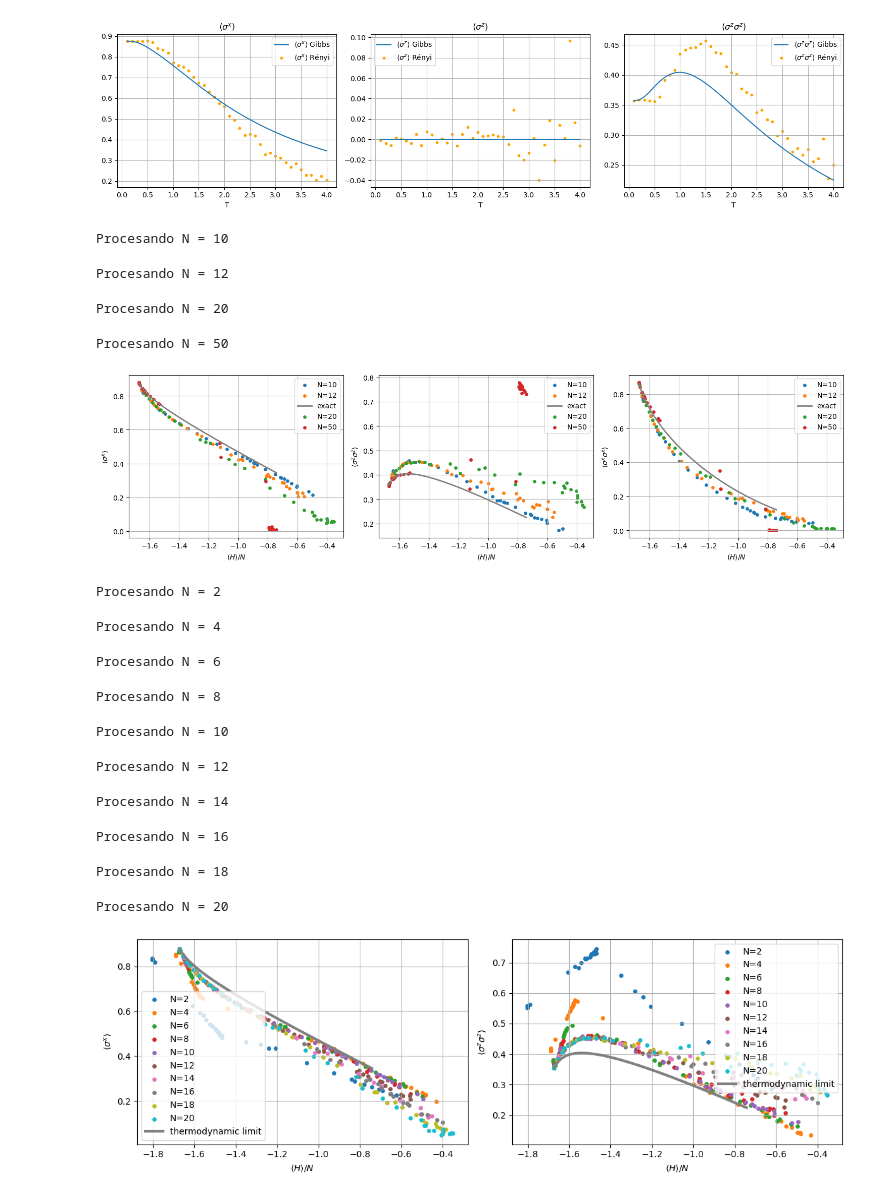
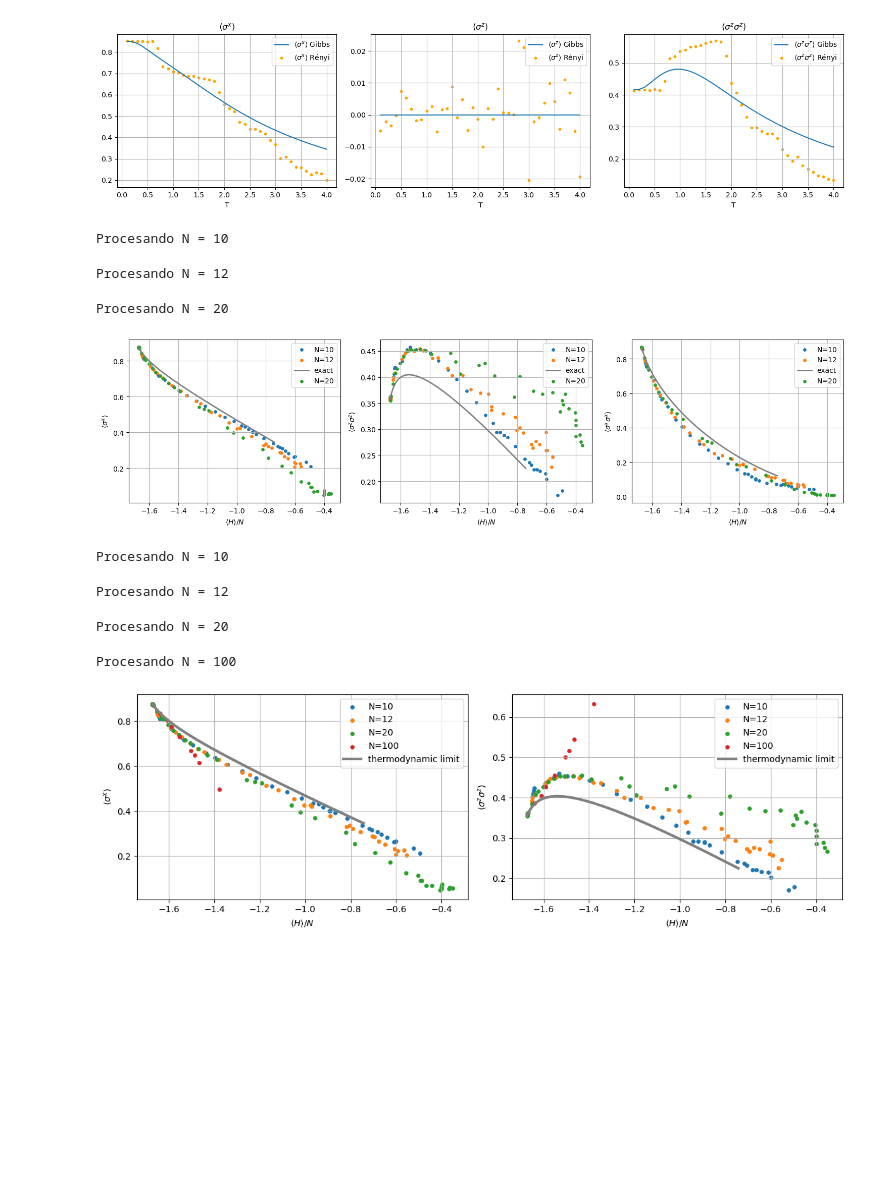
Before and after one commit to ismaelcastrouimp/TFM, a Jupyter notebook: notebooks/Renyi_vs_canonical.ipynb, the cells around one changed output. Cells and saved outputs as stored; diff of their text form; code cells hidden in the pictures; blank space fills up the shorter version.

```diff
--- a/notebooks/Renyi_vs_canonical.ipynb
+++ b/notebooks/Renyi_vs_canonical.ipynb
@@ -7,7 +7,7 @@ import json
 import flax.serialization as serialization
 from tqdm import tqdm
 # %%
-N = 12
+N = 4
 data_file = f"../data/N{N}/results_N{N}_vs_T.txt"
 
 with open(data_file, "r") as f:
@@ -207,10 +207,10 @@ axes[2].legend(); axes[2].grid(True)
 plt.tight_layout()
 plt.show()
 # %% [output]
-[figure, old version]
+[figure, new version]
 # %%
 # N_list = [2, 4, 6, 8, 10, 12, 14, 16, 18, 20, 50]
-N_list = [10, 12, 20, 50]
+N_list = [10, 12, 20]
 
 T_array = np.array(data["T"])
 T_array = T_array[T_array >= 0.05]
@@ -324,10 +324,9 @@ plt.show()
 Procesando N = 10
 Procesando N = 12
 Procesando N = 20
-Procesando N = 50
-[figure, old version]
+[figure, new version]
 # %%
-N_list = [2, 4, 6, 8, 10, 12, 14, 16, 18, 20]
+N_list = [10, 12, 20, 100]
 
 T_array = np.array(data["T"])
 T_array = T_array[T_array >= 0.05]
@@ -363,6 +362,8 @@ for T in T_array:
 # Loop en N
 
 for N in N_list:
+    if N==100:
+        T_array = np.array([0.1, 0.3, 0.4, 0.5, 0.6, 1.0, 1.1, 1.3, 1.9])
     print(f"\nProcesando N = {N}")
 
     # Hilbert spaces
@@ -390,47 +391,43 @@ for N in N_list:
     # Loop en temperatura
     for T in tqdm(T_array, desc=f"N={N}"):
         load_params(N, T, vstate)
+        if N>50:
+            vstate.chunk_size = 256
         E = vstate.expect(H_extended).mean
         e_density = E / N
         mx = vstate.expect(O_x_ext).mean
         corr = vstate.expect(O_zz_ext).mean
         energies_renyi.append(e_density)
         sx_renyi.append(mx)
         szz_renyi.append(corr)
 
     # Plot Rényi
     axes[0].scatter(energies_renyi, sx_renyi, s=15, label=f"N={N}")
     axes[1].scatter(energies_renyi, szz_renyi, s=15, label=f"N={N}")
 
 
 # Plot límite termodinámico
 axes[0].plot(energies_td, sx_td, color="gray", linewidth=3, label="thermodynamic limit")
 axes[1].plot(energies_td, szz_td, color="gray", linewidth=3, label="thermodynamic limit")
 
 
 axes[0].set_xlabel(r"$\langle H \rangle / N$")
 axes[1].set_xlabel(r"$\langle H \rangle / N$")
 
 axes[0].set_ylabel(r"$\langle \sigma^x \rangle$")
 axes[1].set_ylabel(r"$\langle \sigma^z \sigma^z \rangle$")
 
 axes[0].grid(True)
 axes[1].grid(True)
 
 axes[0].legend()
 axes[1].legend()
 
 plt.tight_layout()
 plt.show()
 # %% [output]
-Procesando N = 2
+Procesando N = 10
-Procesando N = 4
+Procesando N = 12
-Procesando N = 6
+Procesando N = 20
-Procesando N = 8
+Procesando N = 100
-Procesando N = 10
-Procesando N = 12
-Procesando N = 14
-Procesando N = 16
-Procesando N = 18
-Procesando N = 20
-[figure, old version]
+[figure, new version]
```
Also changed, not shown: parts of 1 cell of this notebook, 11 other files.
